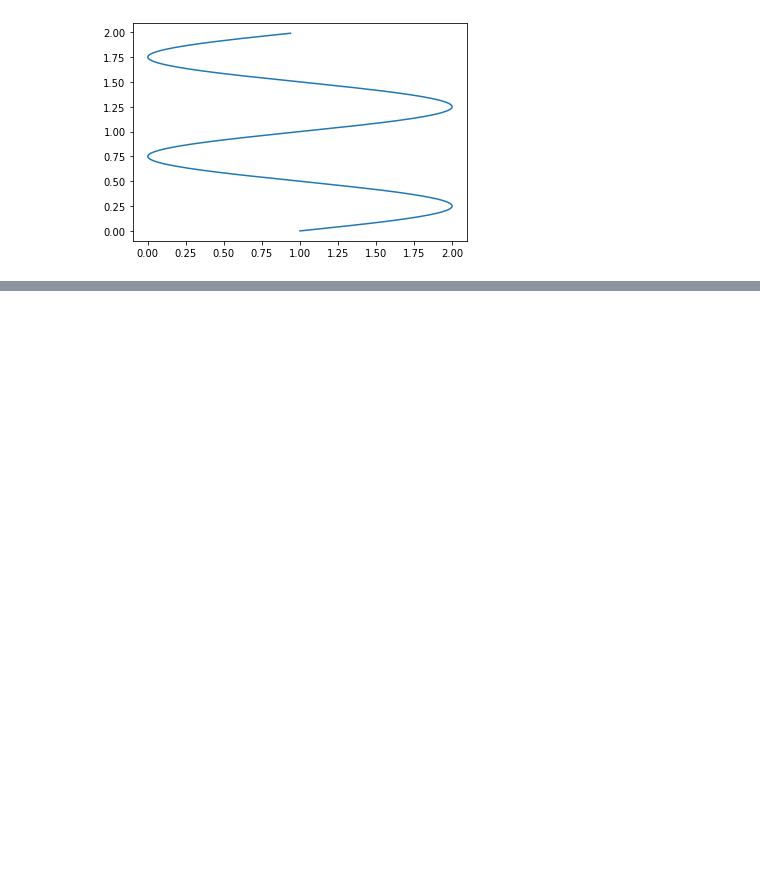
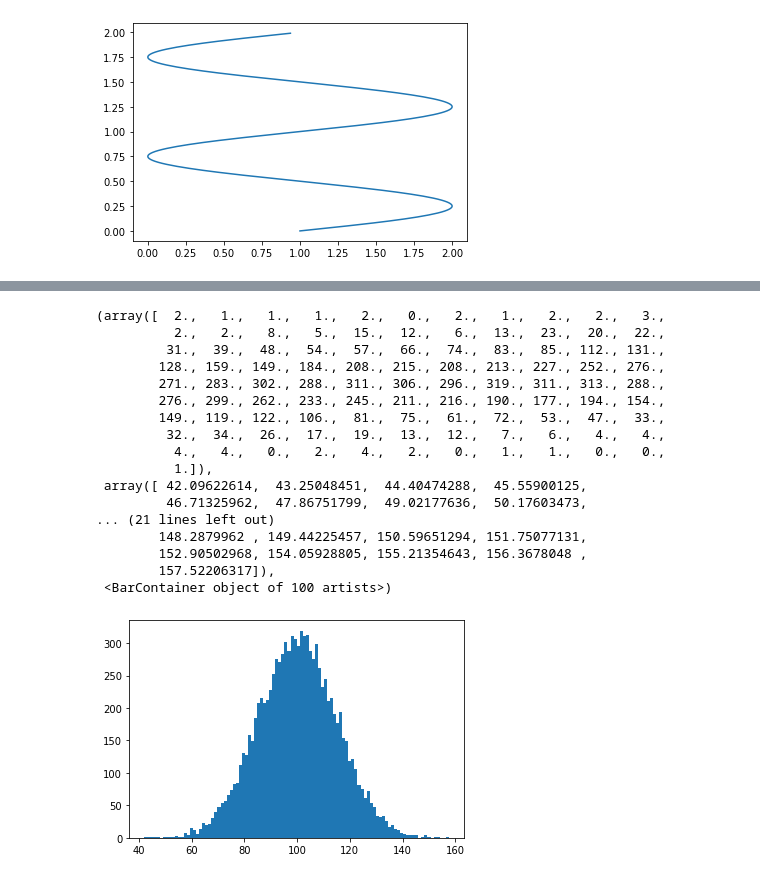
Before and after one commit to dinosaur96m/matplotlib_tutorial, a Jupyter notebook: playground.ipynb, the cells around one changed output, grey strips where cells are left out. Cells and saved outputs as stored; diff of their text form; code cells hidden in the pictures; blank space fills up the shorter version.

```diff
--- a/playground.ipynb
+++ b/playground.ipynb
@@ -30,0 +47,24 @@ plt.show()
+# %%
+mu, sigma = 100, 15
+x = mu + sigma * np.random.randn(10000)
+fig, ax = plt.subplots()
+plt.hist(x, bins=100)
+# %% [output]
+(array([  2.,   1.,   1.,   1.,   2.,   0.,   2.,   1.,   2.,   2.,   3.,
+          2.,   2.,   8.,   5.,  15.,  12.,   6.,  13.,  23.,  20.,  22.,
+         31.,  39.,  48.,  54.,  57.,  66.,  74.,  83.,  85., 112., 131.,
+        128., 159., 149., 184., 208., 215., 208., 213., 227., 252., 276.,
+        271., 283., 302., 288., 311., 306., 296., 319., 311., 313., 288.,
+        276., 299., 262., 233., 245., 211., 216., 190., 177., 194., 154.,
+        149., 119., 122., 106.,  81.,  75.,  61.,  72.,  53.,  47.,  33.,
+         32.,  34.,  26.,  17.,  19.,  13.,  12.,   7.,   6.,   4.,   4.,
+          4.,   4.,   0.,   2.,   4.,   2.,   0.,   1.,   1.,   0.,   0.,
+          1.]),
+ array([ 42.09622614,  43.25048451,  44.40474288,  45.55900125,
+         46.71325962,  47.86751799,  49.02177636,  50.17603473,
+... (21 lines left out)
+        148.2879962 , 149.44225457, 150.59651294, 151.75077131,
+        152.90502968, 154.05928805, 155.21354643, 156.3678048 ,
+        157.52206317]),
+ <BarContainer object of 100 artists>)
+[figure, added]
```
Also changed, not shown: parts of 3 cells of this notebook.
